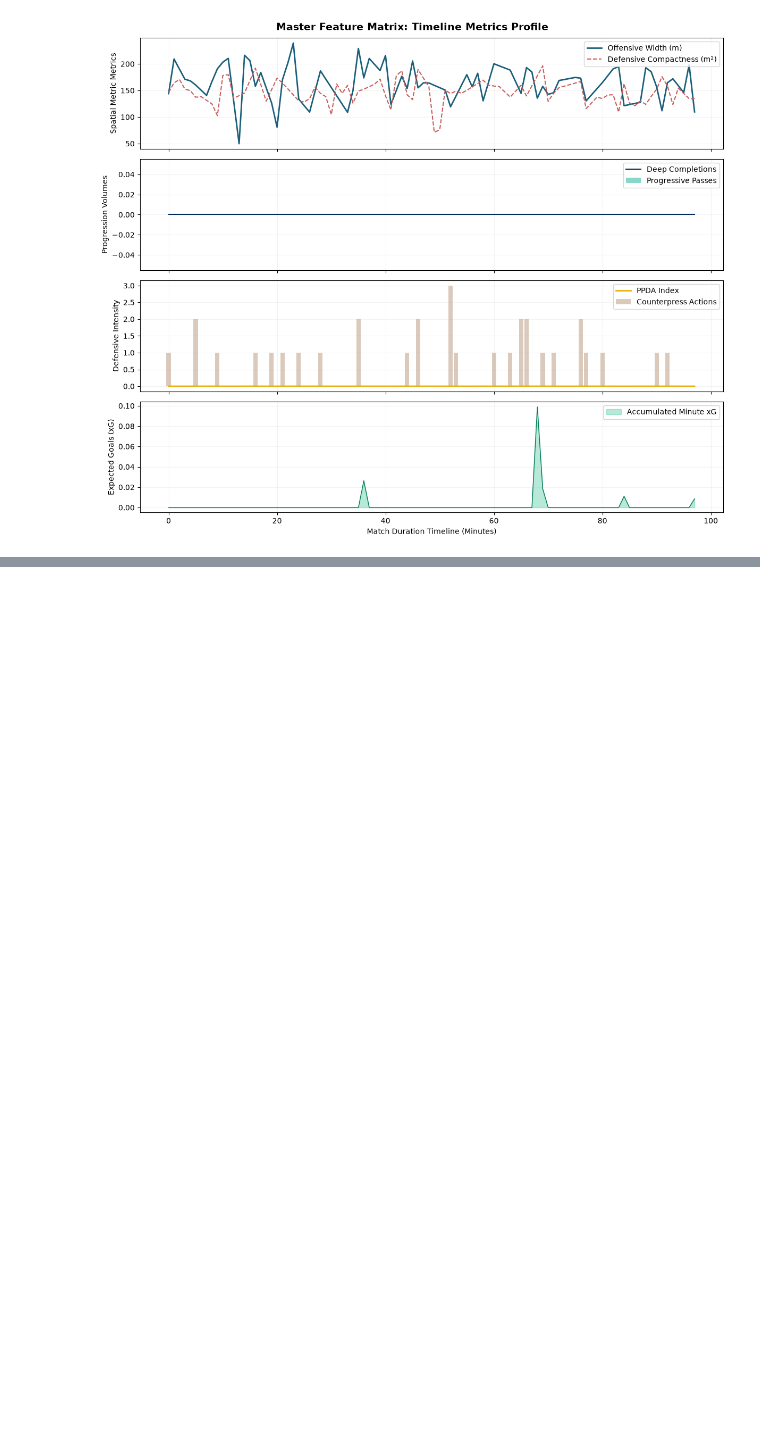
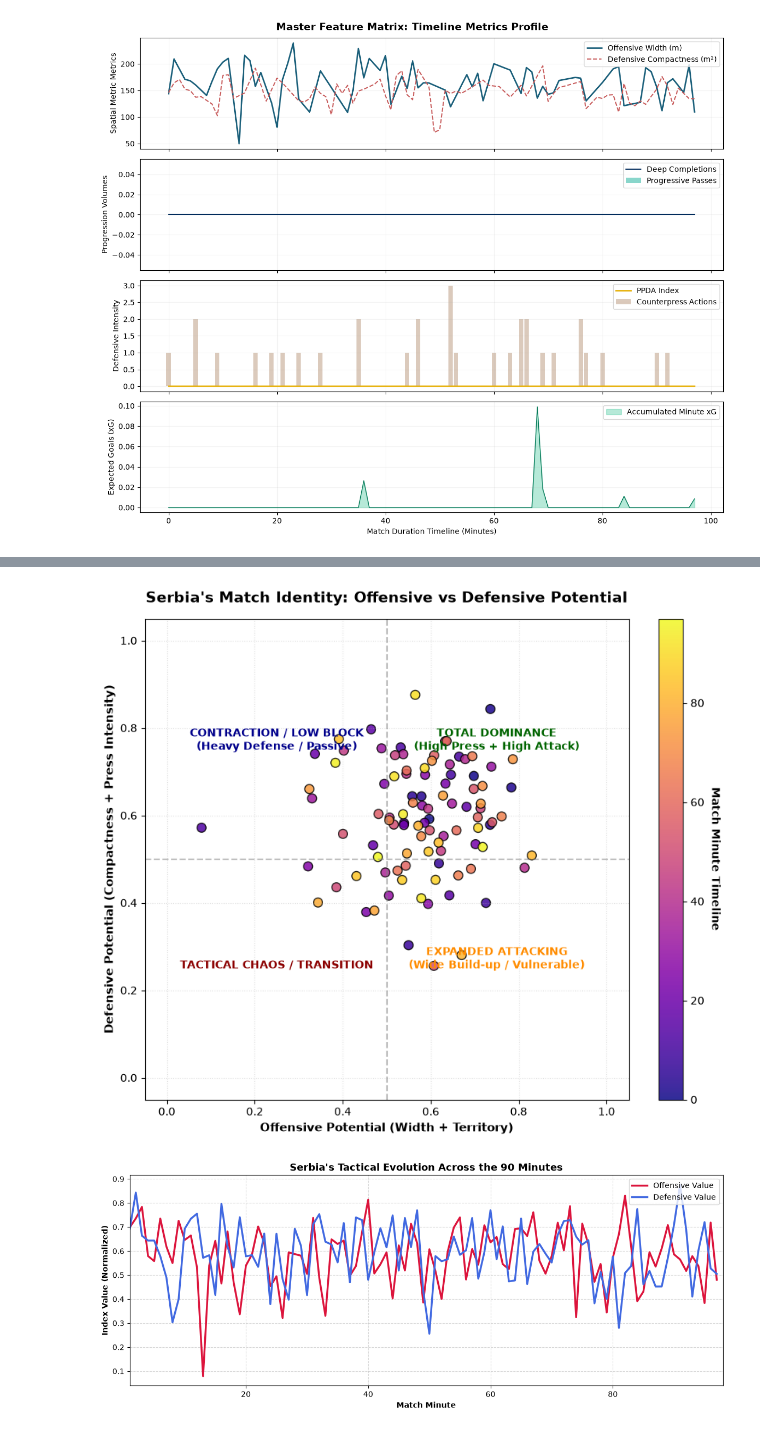
Before and after one commit to ucd-cosmos-data/26-the-pattern-seekers-analysis, a Jupyter notebook: World-Cup-S-Bomb/notebooks/fifa_all_files.ipynb, the cells around one changed output, grey strips where cells are left out. Drawn from its saved outputs; the diff is of its cells as text; code cells hidden in the pictures; blank space fills up the shorter version.

```diff
--- a/World-Cup-S-Bomb/notebooks/fifa_all_files.ipynb
+++ b/World-Cup-S-Bomb/notebooks/fifa_all_files.ipynb
@@ -1559,0 +1801,76 @@ plt.show()
+# %%
+import numpy as np
+import pandas as pd
+import matplotlib.pyplot as plt
+from sklearn.preprocessing import MinMaxScaler
+
+# 1. Isolate and cleanly scale the tactical variables [0, 1]
+features = ['off_width', 'def_compactness', 'def_line_height', 'ppda_index', 'field_tilt_pct']
+X_calc = master_feature_matrix[features].copy().fillna(master_feature_matrix[features].mean())
+
+scaler = MinMaxScaler()
+X_scaled = pd.DataFrame(scaler.fit_transform(X_calc), columns=features)
+
+# Ensure 'minute' exists in your dataframe, or create it sequentially
+if 'minute' not in master_feature_matrix.columns:
+    X_scaled['minute'] = np.arange(1, len(master_feature_matrix) + 1)
+else:
+    X_scaled['minute'] = master_feature_matrix['minute'].values
+
+# 2. Engineer clean Offensive and Defensive potential scores
+# Offensive Potential = High width + High territorial possession
+X_scaled['Offensive_Potential'] = (X_scaled['off_width'] + X_scaled['field_tilt_pct']) / 2
+
+# Defensive Potential = High compactness + Intense pressing
+# (Note: Low PPDA value means higher pressing intensity, so we invert it: 1 - ppda)
+X_scaled['Defensive_Potential'] = (X_scaled['def_compactness'] + (1 - X_scaled['ppda_index'])) / 2
+
+# 3. Plot 1: The Tactical Matrix (Where does Serbia spend its time?)
+plt.figure(figsize=(10, 8))
+
+# Draw the boundary lines for the quadrants
+plt.axhline(0.5, color='gray', linestyle='--', alpha=0.5)
+plt.axvline(0.5, color='gray', linestyle='--', alpha=0.5)
+
+# Scatter plot all match minutes, coloring by match timeline to see tactical shifts
+scatter = plt.scatter(
+    X_scaled['Offensive_Potential'],
+    X_scaled['Defensive_Potential'],
+    c=X_scaled['minute'],
+    cmap='plasma', s=70, edgecolors='black', alpha=0.85
+)
+
+# Label the quadrants for instant tactical reading
+plt.text(0.75, 0.75, 'TOTAL DOMINANCE\n(High Press + High Attack)', color='darkgreen', weight='bold', ha='center', fontsize=10)
+plt.text(0.25, 0.75, 'CONTRACTION / LOW BLOCK\n(Heavy Defense / Passive)', color='darkblue', weight='bold', ha='center', fontsize=10)
+plt.text(0.75, 0.25, 'EXPANDED ATTACKING\n(Wide Build-up / Vulnerable)', color='darkorange', weight='bold', ha='center', fontsize=10)
+plt.text(0.25, 0.25, 'TACTICAL CHAOS / TRANSITION', color='darkred', weight='bold', ha='center', fontsize=10)
+
+cbar = plt.colorbar(scatter)
+cbar.set_label('Match Minute Timeline', rotation=270, labelpad=15, weight='bold')
+
+plt.title("Serbia's Match Identity: Offensive vs Defensive Potential", fontsize=14, weight='bold', pad=15)
+plt.xlabel("Offensive Potential (Width + Territory)", fontsize=11, weight='bold')
+plt.ylabel("Defensive Potential (Compactness + Press Intensity)", fontsize=11, weight='bold')
+plt.xlim(-0.05, 1.05)
+plt.ylim(-0.05, 1.05)
+plt.grid(True, linestyle=':', alpha=0.4)
+plt.show()
+
+# ==============================================================================
+# 4. Plot 2: Chronological Timeline View (How did they play over time?)
+# ==============================================================================
+plt.figure(figsize=(14, 5))
+plt.plot(X_scaled['minute'], X_scaled['Offensive_Potential'], label='Offensive Value', color='crimson', linewidth=2.5)
+plt.plot(X_scaled['minute'], X_scaled['Defensive_Potential'], label='Defensive Value', color='royalblue', linewidth=2.5)
+
+plt.title("Serbia's Tactical Evolution Across the 90 Minutes", fontsize=13, weight='bold')
+plt.xlabel("Match Minute", weight='bold')
+plt.ylabel("Index Value (Normalized)", weight='bold')
+plt.legend(loc='upper right')
+plt.grid(True, linestyle='--', alpha=0.5)
+plt.xlim(1, len(X_scaled))
+plt.show()
+# %% [output]
+[figure, added]
+[figure, added]
```
Also changed, not shown: parts of 6 cells of this notebook, 2 other files.
